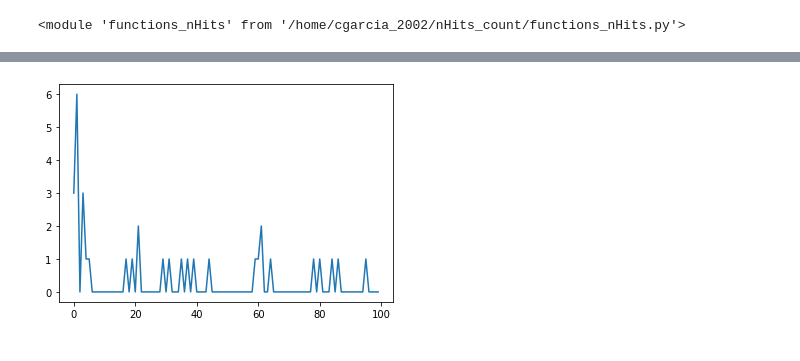
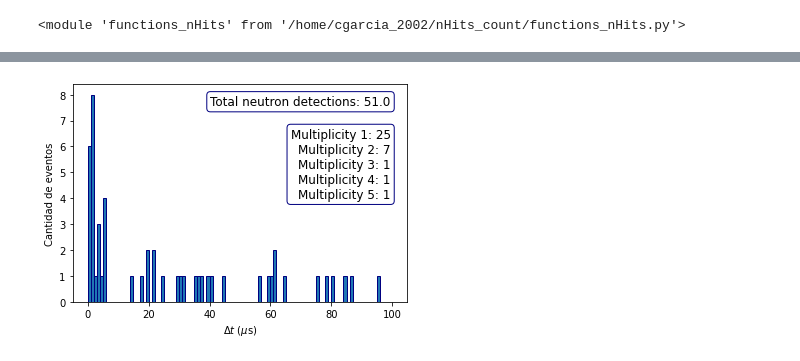
Before and after one commit to halmamol/WCTECoincidence_Analysis, a Jupyter notebook: nHits_count/jupyter_notebooks/neutronDetection.ipynb, the cells around one changed output, grey strips where cells are left out. Saved outputs shown, nothing was run; the diff lists cells and outputs as text; code cells hidden in the pictures.

```diff
--- a/nHits_count/jupyter_notebooks/neutronDetection.ipynb
+++ b/nHits_count/jupyter_notebooks/neutronDetection.ipynb
@@ -16,13 +19,12 @@ root_file_path = f"/data/cgarcia_2002/WCTE/data/WCTE_offline_R2385S0{Partition}.
 file = uproot.open(root_file_path)
 tree = file["WCTEReadoutWindows"]
 # %%
-df_filtered = pd.read_hdf(f"dataFrames_nHits/Filtered_df/nHits_DataFrame_{Partition}_Prompt.h5", key="df")
+df_filtered = pd.read_hdf(f"/home/cgarcia_2002/nHits_count/dataFrames_nHits/Filtered_df/nHits_DataFrame_{Partition}_Prompt.h5", key="df")
 
 events_prompt = df_filtered["event_number"].tolist()
 times_prompt = df_filtered["idxmax"].tolist()
 
-
-"""events_prompt = [348, 352, 357, 435, 452]
+"""events_prompt = [12]
 # Filter rows where event_number is in the list
 filtered_df = df_filtered[df_filtered["event_number"].isin(events_prompt)]
 
@@ -116,11 +173,32 @@ analyzing event number 220
 # %%
 bin_t = 1000
 DeltaT = np.arange(0, 100, 1)
 
 histogram_DeltaT = functions_nHits.count_nHits(np.array(Delta_t), bin_t, np.zeros((len(DeltaT))))
 
 plt.figure()
-plt.plot(DeltaT, histogram_DeltaT)
+plt.bar(DeltaT, histogram_DeltaT, width=1, align = "edge", edgecolor="navy")
+total = np.sum(histogram_DeltaT)
+
+# Prepare multiplicity text lines excluding key 1
+lines = []
+for k, v in sorted(multiplicity.items()):
+    lines.append(f"Multiplicity {k}: {v}")
+
+# Join lines with newline character
+multiplicity_text = "\n".join(lines)
+
+# Añadir texto en el gráfico (esquina superior derecha)
+plt.text(0.95, 0.95, f"Total neutron detections: {total}", transform=plt.gca().transAxes,
+         ha='right', va='top', fontsize=12, bbox=dict(boxstyle="round", fc="white", ec="navy"))
+
+# Add multiplicity text below the total, with vertical spacing
+plt.text(0.95, 0.80, multiplicity_text, transform=plt.gca().transAxes,
+         ha='right', va='top', fontsize=12, bbox=dict(boxstyle="round", fc="white", ec="navy"))
+
+plt.xlabel(r"$\Delta t$ ($\mu$s)")
+plt.ylabel("Cantidad de eventos")
+plt.savefig("Delta_t_hist_25.pdf")
 plt.show()
 # %% [output]
-[figure, old version]
+[figure, new version]
```
Also changed, not shown: parts of 5 cells of this notebook, 5 other files.
